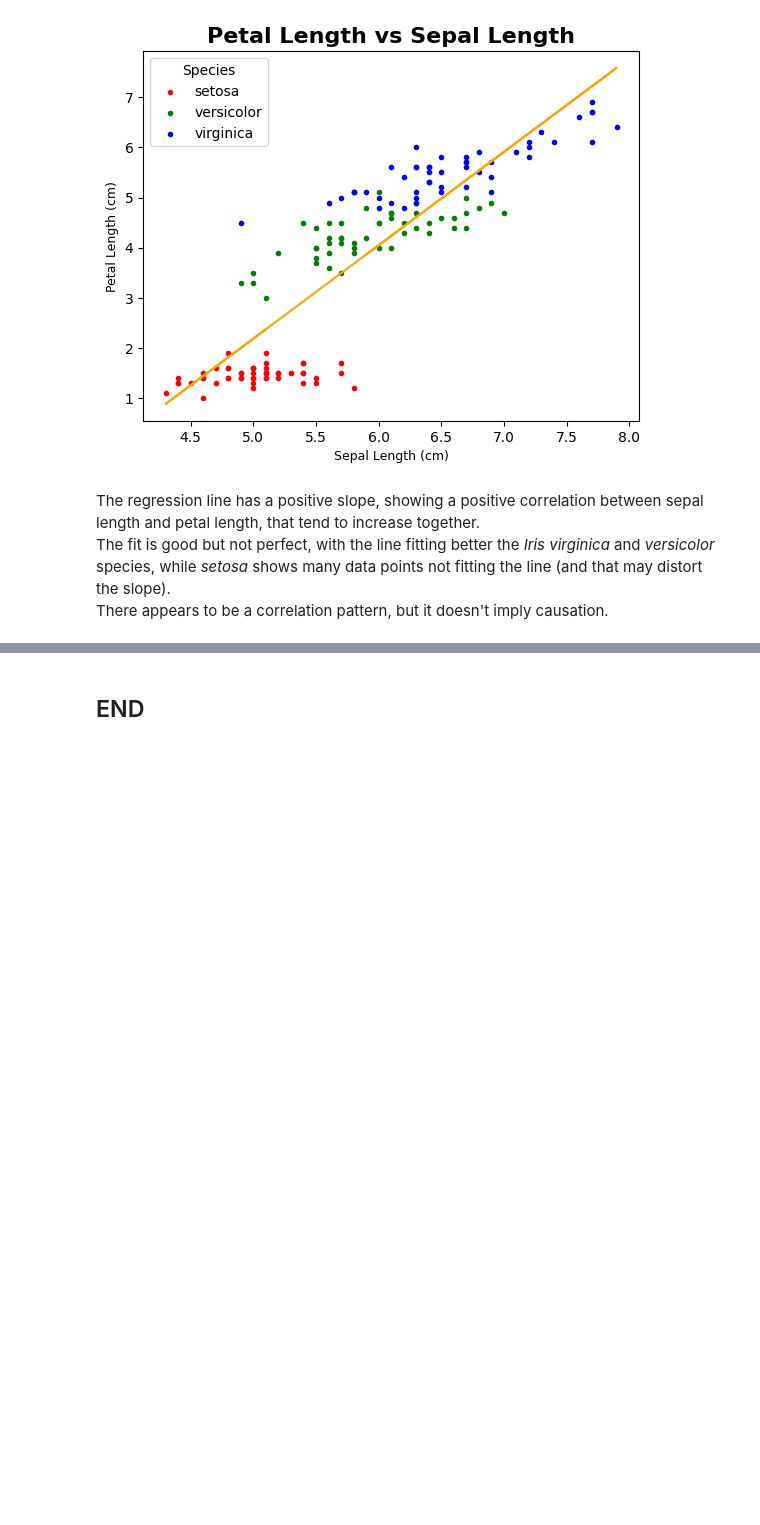
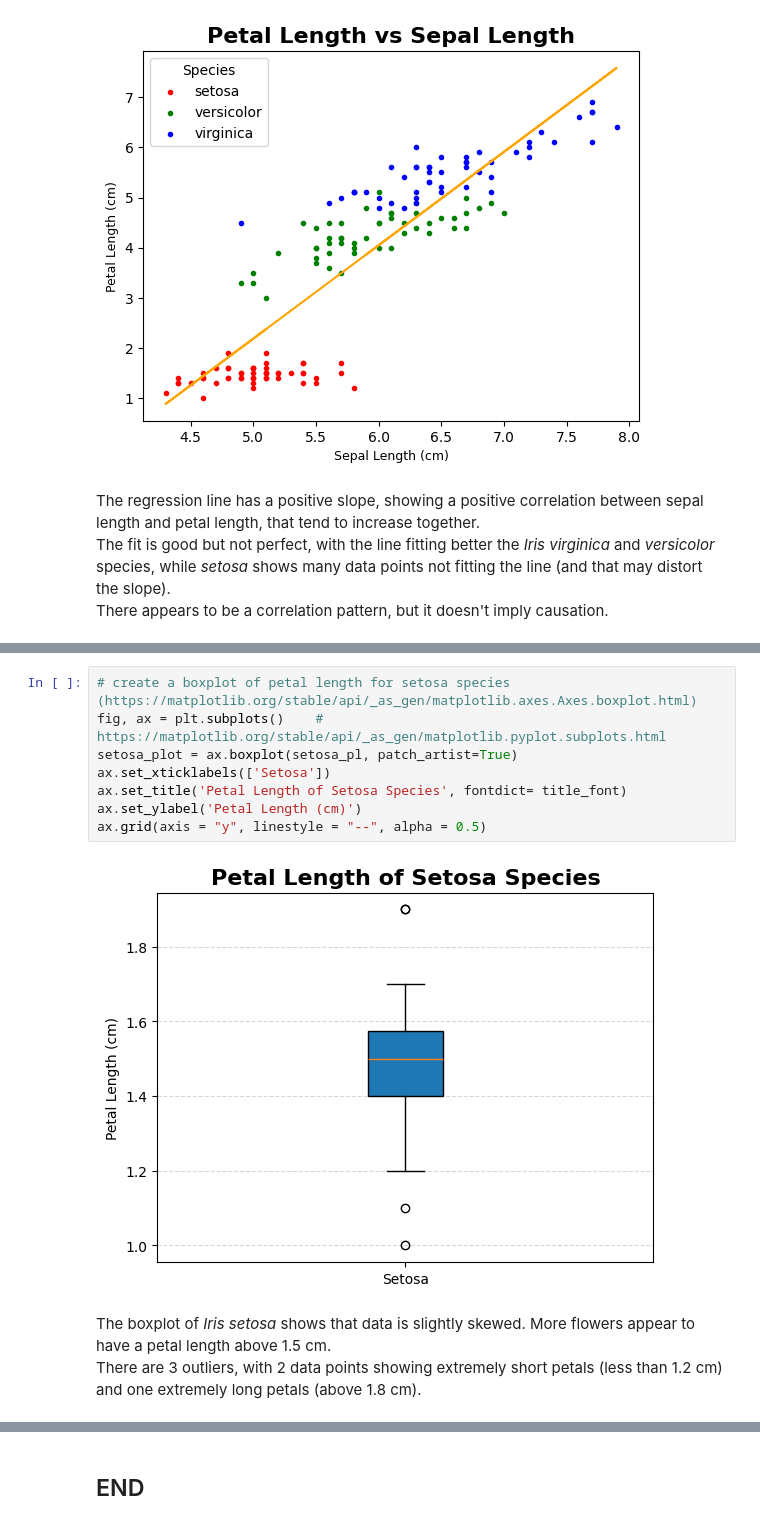
Before and after one commit to AnnaLoz28/principles_of_data_analytics, a Jupyter notebook: tasks.ipynb, the cells around one changed output, grey strips where cells are left out. Drawn from its saved outputs; the diff is of its cells as text; blank space fills up the shorter version.

```diff
--- a/tasks.ipynb
+++ b/tasks.ipynb
@@ -515,0 +458,13 @@ Explain, in your own words, what the pairplot depicts.
+# %%
+# create a boxplot of petal length for setosa species (https://matplotlib.org/stable/api/_as_gen/matplotlib.axes.Axes.boxplot.html)
+fig, ax = plt.subplots()	# https://matplotlib.org/stable/api/_as_gen/matplotlib.pyplot.subplots.html
+setosa_plot = ax.boxplot(setosa_pl, patch_artist=True)
+ax.set_xticklabels(['Setosa'])
+ax.set_title('Petal Length of Setosa Species', fontdict= title_font)
+ax.set_ylabel('Petal Length (cm)')
+ax.grid(axis = "y", linestyle = "--", alpha = 0.5)
+# %% [output]
+[figure, added]
+# %% [markdown]
+The boxplot of *Iris setosa* shows that data is slightly skewed. More flowers appear to have a petal length above 1.5 cm.
+There are 3 outliers, with 2 data points showing extremely short petals (less than 1.2 cm) and one extremely long petals (above 1.8 cm).
```
Also changed, not shown: parts of 47 cells of this notebook.
